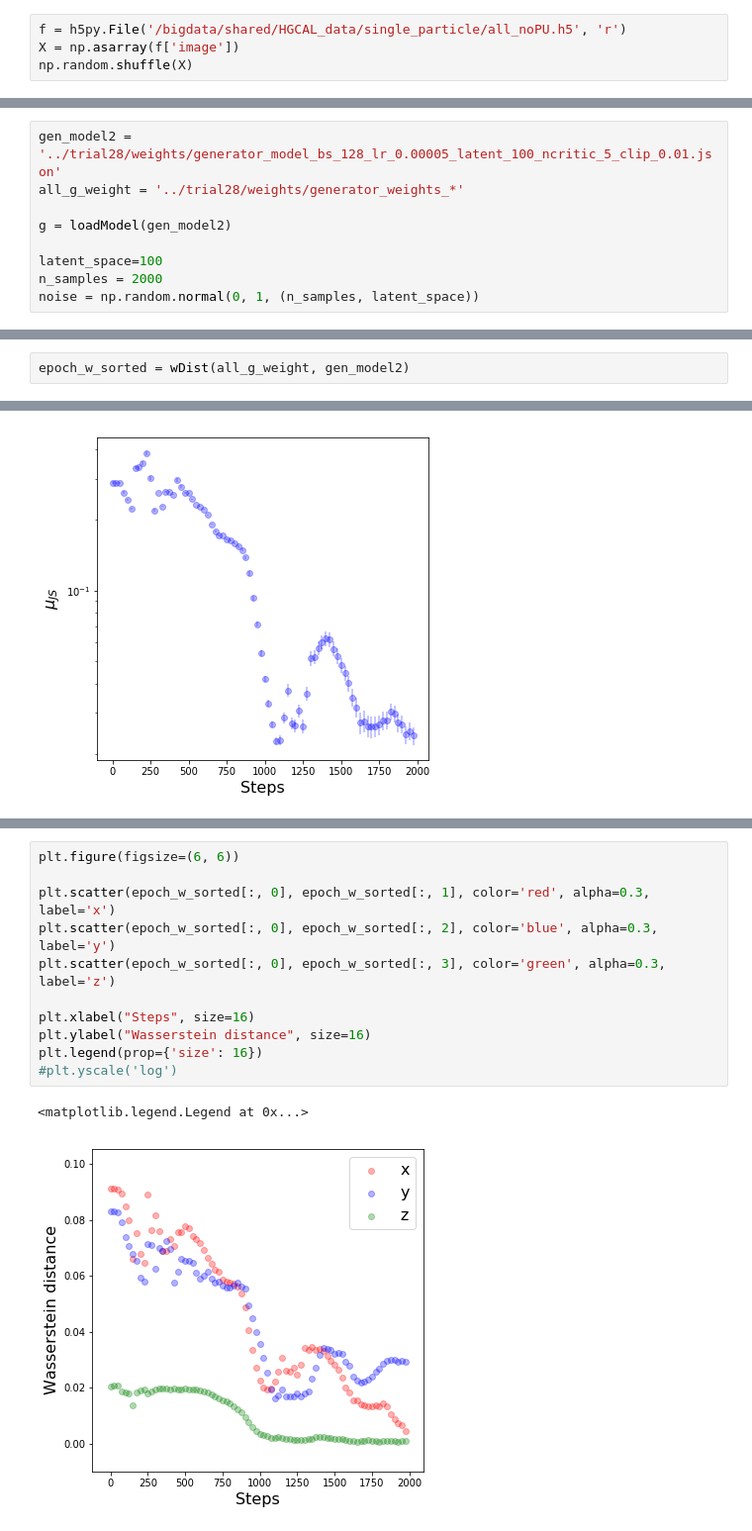
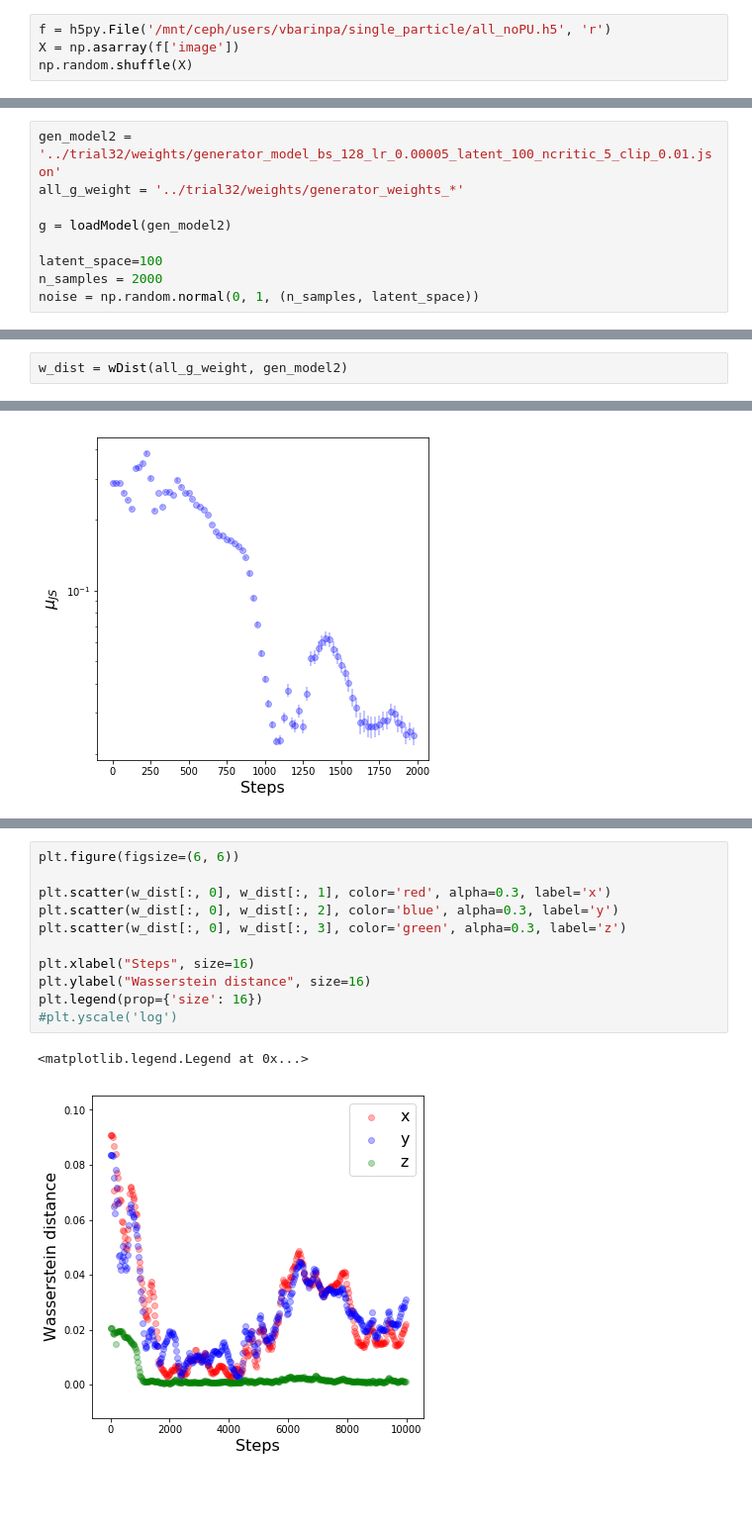
Before and after one commit to vitoriapacela/hgcal_wgan, a Jupyter notebook: notebooks/w_eval.ipynb, the cells around one changed output, grey strips where cells are left out. Shown at 99% size. Saved outputs shown, nothing was run; the diff lists cells and outputs as text; blank space fills up the shorter version.

```diff
--- a/notebooks/w_eval.ipynb
+++ b/notebooks/w_eval.ipynb
@@ -14,5 +41,5 @@ from scipy.stats import wasserstein_distance
 # %%
-f = h5py.File('/bigdata/shared/HGCAL_data/single_particle/all_noPU.h5', 'r')
+f = h5py.File('/mnt/ceph/users/vbarinpa/single_particle/all_noPU.h5', 'r')
 X = np.asarray(f['image'])
 np.random.shuffle(X)
 # %%
@@ -158,8 +165,8 @@ jsd(real_img_z_norm, gen_img_z_norm)
 # %% [markdown]
 # All
 # %%
-gen_model2 = '../trial28/weights/generator_model_bs_128_lr_0.00005_latent_100_ncritic_5_clip_0.01.json'
-all_g_weight = '../trial28/weights/generator_weights_*'
+gen_model2 = '../trial32/weights/generator_model_bs_128_lr_0.00005_latent_100_ncritic_5_clip_0.01.json'
+all_g_weight = '../trial32/weights/generator_weights_*'
 
 g = loadModel(gen_model2)
 
@@ -317,7 +318,7 @@ def wDist(all_g_weight, gen_model):
     epoch_w_sorted = (epoch_w.T)[np.argsort(epoch_w[0])]
     return epoch_w_sorted
 # %%
-epoch_w_sorted = wDist(all_g_weight, gen_model2)
+w_dist = wDist(all_g_weight, gen_model2)
 # %%
 epoch_w_sorted.shape
 # %% [output]
@@ -525,14 +526,14 @@ plt.xlim(750, 2100)
 # %%
 plt.figure(figsize=(6, 6))
 
-plt.scatter(epoch_w_sorted[:, 0], epoch_w_sorted[:, 1], color='red', alpha=0.3, label='x')
-plt.scatter(epoch_w_sorted[:, 0], epoch_w_sorted[:, 2], color='blue', alpha=0.3, label='y')
-plt.scatter(epoch_w_sorted[:, 0], epoch_w_sorted[:, 3], color='green', alpha=0.3, label='z')
+plt.scatter(w_dist[:, 0], w_dist[:, 1], color='red', alpha=0.3, label='x')
+plt.scatter(w_dist[:, 0], w_dist[:, 2], color='blue', alpha=0.3, label='y')
+plt.scatter(w_dist[:, 0], w_dist[:, 3], color='green', alpha=0.3, label='z')
 
 plt.xlabel("Steps", size=16)
 plt.ylabel("Wasserstein distance", size=16)
 plt.legend(prop={'size': 16})
 #plt.yscale('log')
 # %% [output]
 <matplotlib.legend.Legend at 0x...>
-[figure, old version]
+[figure, new version]
```
Also changed, not shown: parts of 19 cells of this notebook, 1 other file.
